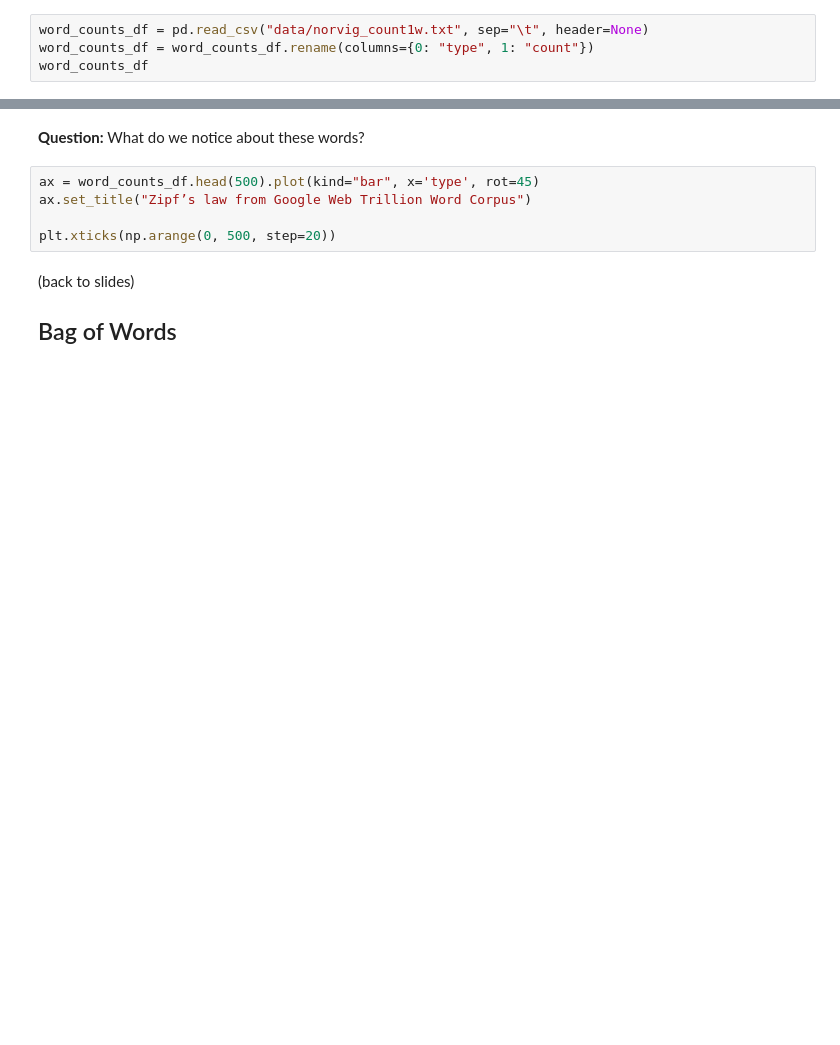
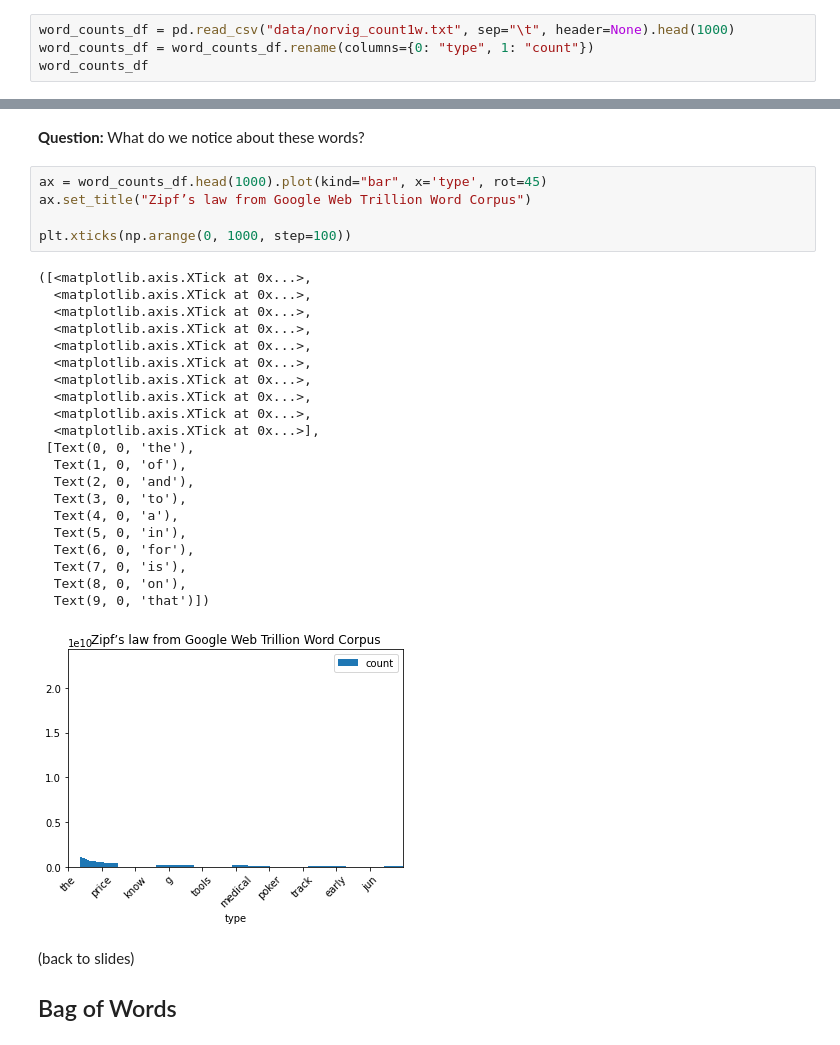
Before and after one commit to BC-COMS-2710/summer21-material, a Jupyter notebook: demo/Demo06.ipynb, the cells around one changed output, grey strips where cells are left out. Cells and saved outputs as stored; diff of their text form; blank space fills up the shorter version.

```diff
--- a/demo/Demo06.ipynb
+++ b/demo/Demo06.ipynb
@@ -12,4 +25,4 @@ import matplotlib.pyplot as plt
 # %%
-word_counts_df = pd.read_csv("data/norvig_count1w.txt", sep="\t", header=None)
+word_counts_df = pd.read_csv("data/norvig_count1w.txt", sep="\t", header=None).head(1000)
 word_counts_df = word_counts_df.rename(columns={0: "type", 1: "count"})
 word_counts_df
@@ -21,10 +71,32 @@ plt.xticks(np.arange(0, 100, step=5))
 # %% [markdown]
 **Question:** What do we notice about these words?
 # %%
-ax = word_counts_df.head(500).plot(kind="bar", x='type', rot=45)
+ax = word_counts_df.head(1000).plot(kind="bar", x='type', rot=45)
 ax.set_title("Zipf’s law from Google Web Trillion Word Corpus")
 
-plt.xticks(np.arange(0, 500, step=20))
+plt.xticks(np.arange(0, 1000, step=100))
+# %% [output]
+([<matplotlib.axis.XTick at 0x...>,
+  <matplotlib.axis.XTick at 0x...>,
+  <matplotlib.axis.XTick at 0x...>,
+  <matplotlib.axis.XTick at 0x...>,
+  <matplotlib.axis.XTick at 0x...>,
+  <matplotlib.axis.XTick at 0x...>,
+  <matplotlib.axis.XTick at 0x...>,
+  <matplotlib.axis.XTick at 0x...>,
+  <matplotlib.axis.XTick at 0x...>,
+  <matplotlib.axis.XTick at 0x...>],
+ [Text(0, 0, 'the'),
+  Text(1, 0, 'of'),
+  Text(2, 0, 'and'),
+  Text(3, 0, 'to'),
+  Text(4, 0, 'a'),
+  Text(5, 0, 'in'),
+  Text(6, 0, 'for'),
+  Text(7, 0, 'is'),
+  Text(8, 0, 'on'),
+  Text(9, 0, 'that')])
+[figure, added]
 # %% [markdown]
 (back to slides)
 
```
Also changed, not shown: parts of 64 cells of this notebook.
